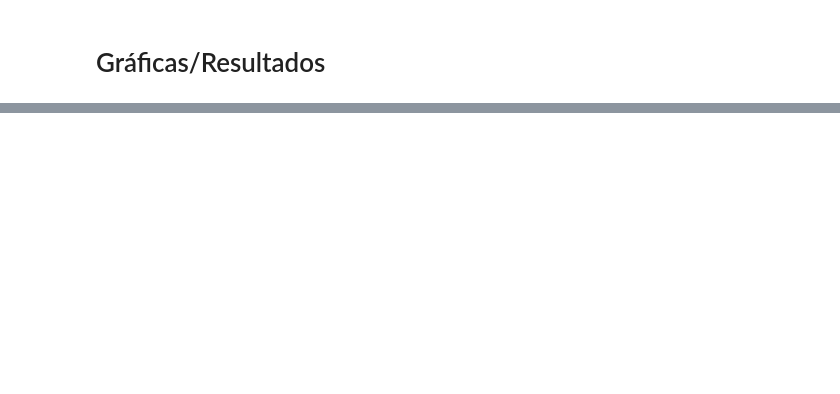
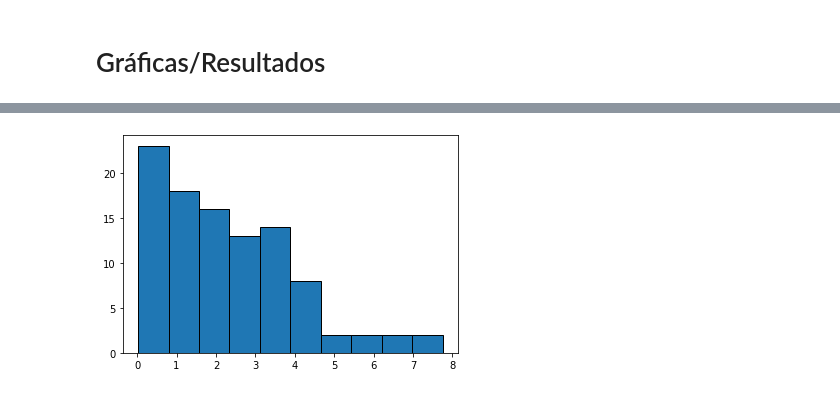
Before and after one commit to John-Macao/Simulacion-JohnMacao, a Jupyter notebook: Prueba_3_segundo_interciclo.ipynb, the cells around one changed output, grey strips where cells are left out. Drawn from its saved outputs; the diff is of its cells as text; code cells hidden in the pictures; blank space fills up the shorter version.

```diff
--- a/Prueba_3_segundo_interciclo.ipynb
+++ b/Prueba_3_segundo_interciclo.ipynb
@@ -114,0 +115,6 @@ plt.show()
+# %%
+# Histograma del Valor de prestacion de libro
+plt.hist(valorPresLibro, bins=10, edgecolor='black')
+plt.show()
+# %% [output]
+[figure, added]
```
Also changed, not shown: parts of 3 cells of this notebook.
